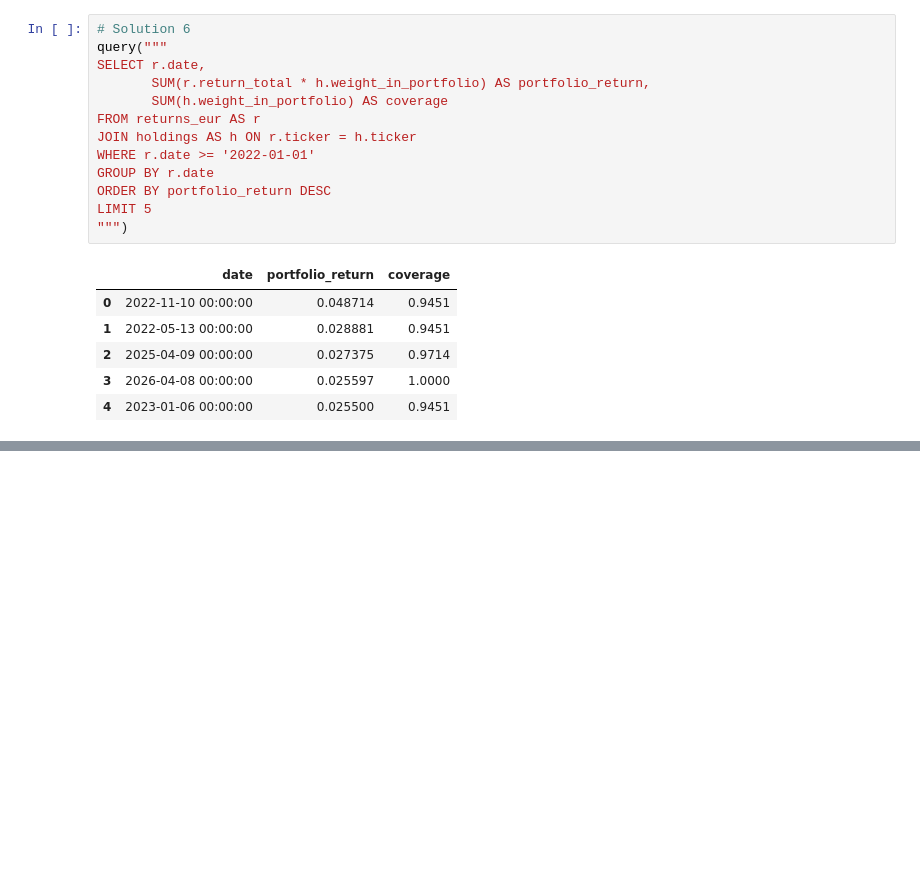
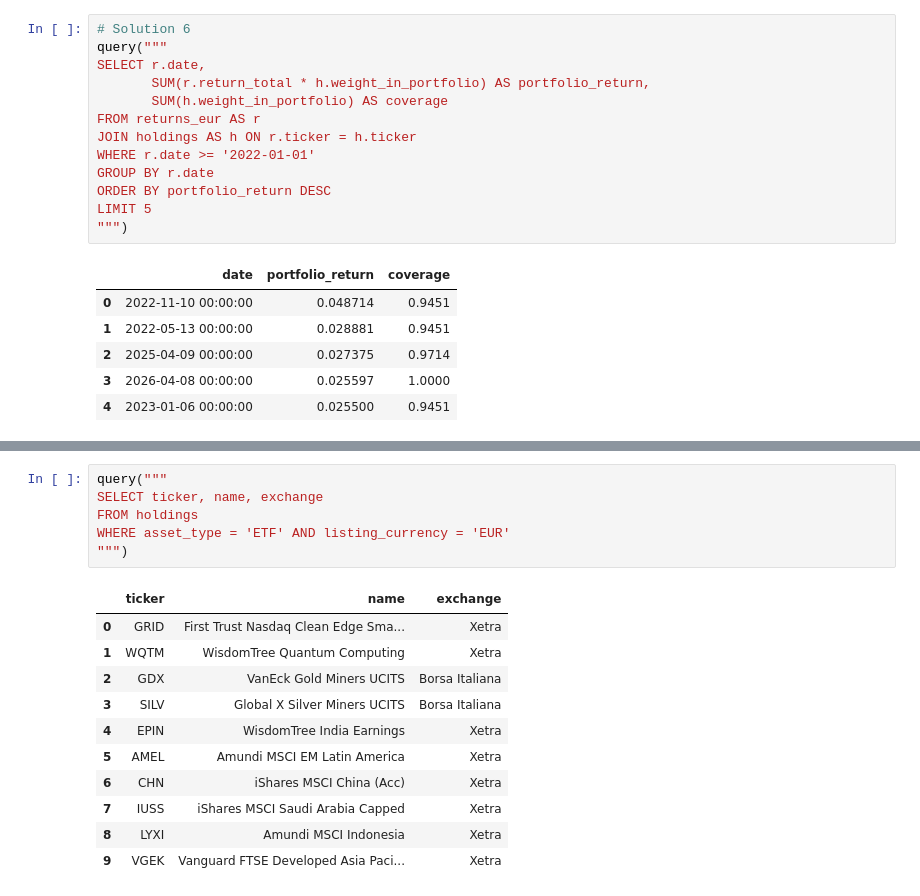
Before and after one commit to caswvandersteen/Investment-Portfolio-Analysis, a Jupyter notebook: notebooks/03_sql_basics.ipynb, the cells around one changed output, grey strips where cells are left out. Saved outputs shown, nothing was run; the diff lists cells and outputs as text; blank space fills up the shorter version.

```diff
--- a/notebooks/03_sql_basics.ipynb
+++ b/notebooks/03_sql_basics.ipynb
@@ -302,0 +346,18 @@ LIMIT 5
+# %%
+query("""
+SELECT ticker, name, exchange
+FROM holdings
+WHERE asset_type = 'ETF' AND listing_currency = 'EUR'
+""")
+# %% [output]
+|  | ticker | name | exchange |
+| 0 | GRID | First Trust Nasdaq Clean Edge Sma... | Xetra |
+| 1 | WQTM | WisdomTree Quantum Computing | Xetra |
+| 2 | GDX | VanEck Gold Miners UCITS | Borsa Italiana |
+| 3 | SILV | Global X Silver Miners UCITS | Borsa Italiana |
+| 4 | EPIN | WisdomTree India Earnings | Xetra |
+| 5 | AMEL | Amundi MSCI EM Latin America | Xetra |
+| 6 | CHN | iShares MSCI China (Acc) | Xetra |
+| 7 | IUSS | iShares MSCI Saudi Arabia Capped | Xetra |
+| 8 | LYXI | Amundi MSCI Indonesia | Xetra |
+| 9 | VGEK | Vanguard FTSE Developed Asia Paci... | Xetra |
```
Also changed, not shown: parts of 19 cells of this notebook, 2 other files.
